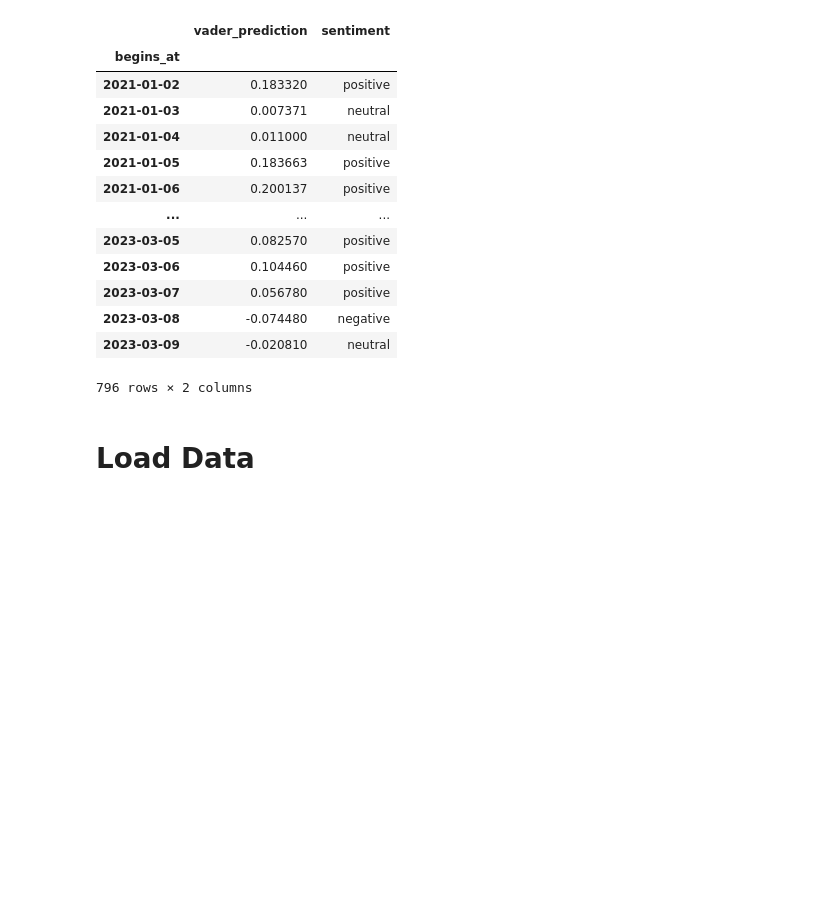
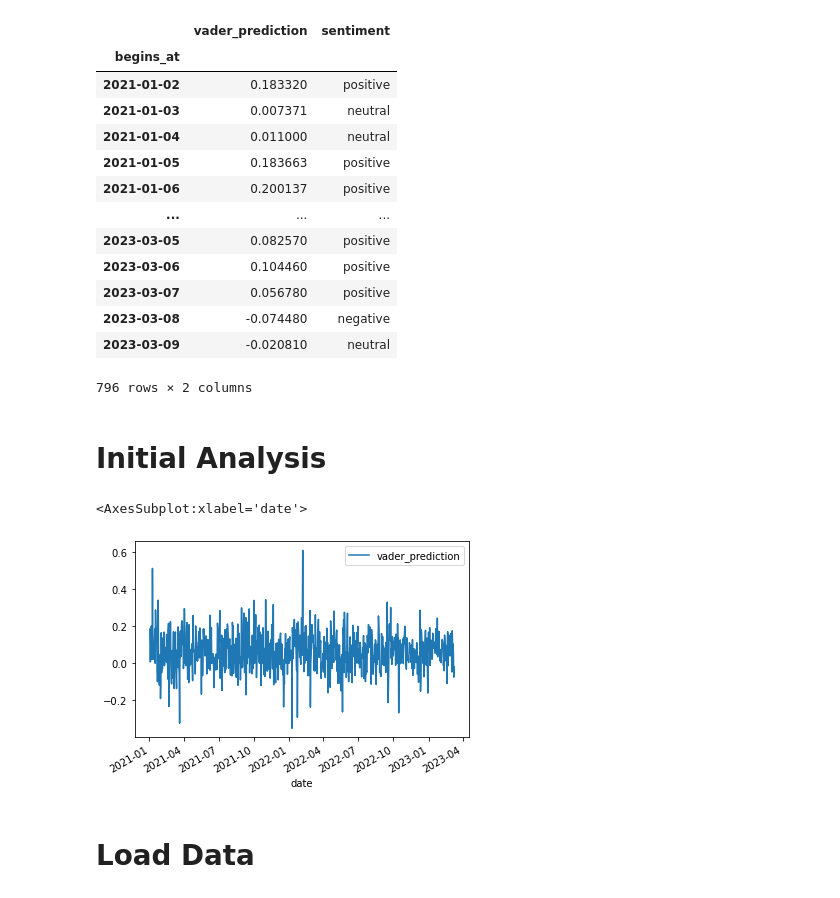
Before and after one commit to zarbin/UTA_Project-4, a Jupyter notebook: sandbox_JennS/sentiment_analysis_auto.ipynb, the cells around one changed output. Saved outputs shown, nothing was run; the diff lists cells and outputs as text; code cells hidden in the pictures; blank space fills up the shorter version.

Commit message:
Converted date to datetime to perform inital analysis

```diff
--- a/sandbox_JennS/sentiment_analysis_auto.ipynb
+++ b/sandbox_JennS/sentiment_analysis_auto.ipynb
@@ -136,5 +136,19 @@ doge_vader
 | 2023-03-08 | -0.074480 | negative |
 | 2023-03-09 | -0.020810 | neutral |
 796 rows × 2 columns
+# %% [markdown]
+# Initial Analysis
+# %%
+doge_vader.reset_index(inplace=True)
+# %%
+doge_vader.rename(columns={'begins_at': "date"}, inplace=True)
+# %%
+# Convert the date column format from string to datetime
+doge_vader = doge_vader.astype({"date": "datetime64"})
+# %%
+doge_vader.plot.line(x="date", y="vader_prediction")
+# %% [output]
+<AxesSubplot:xlabel='date'>
+[figure, added]
 # %% [markdown]
 # Load Data
```
